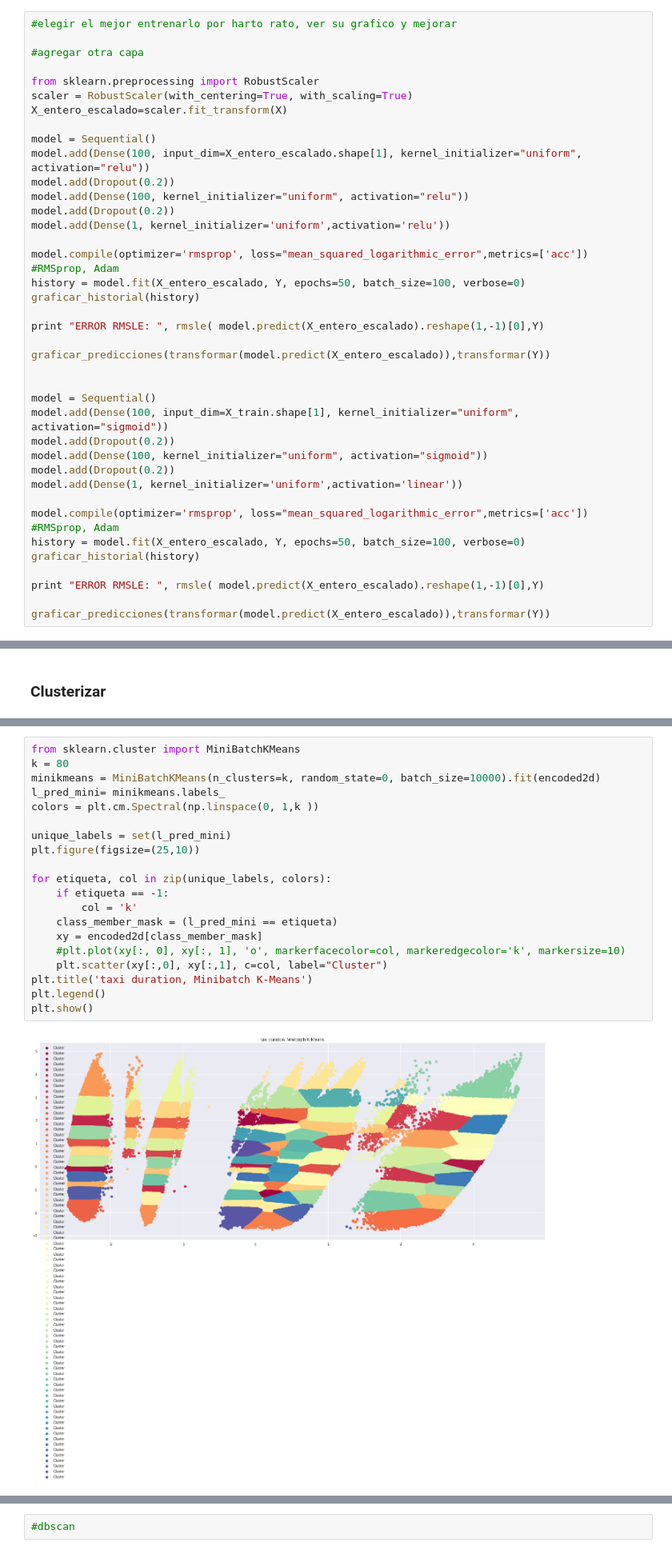
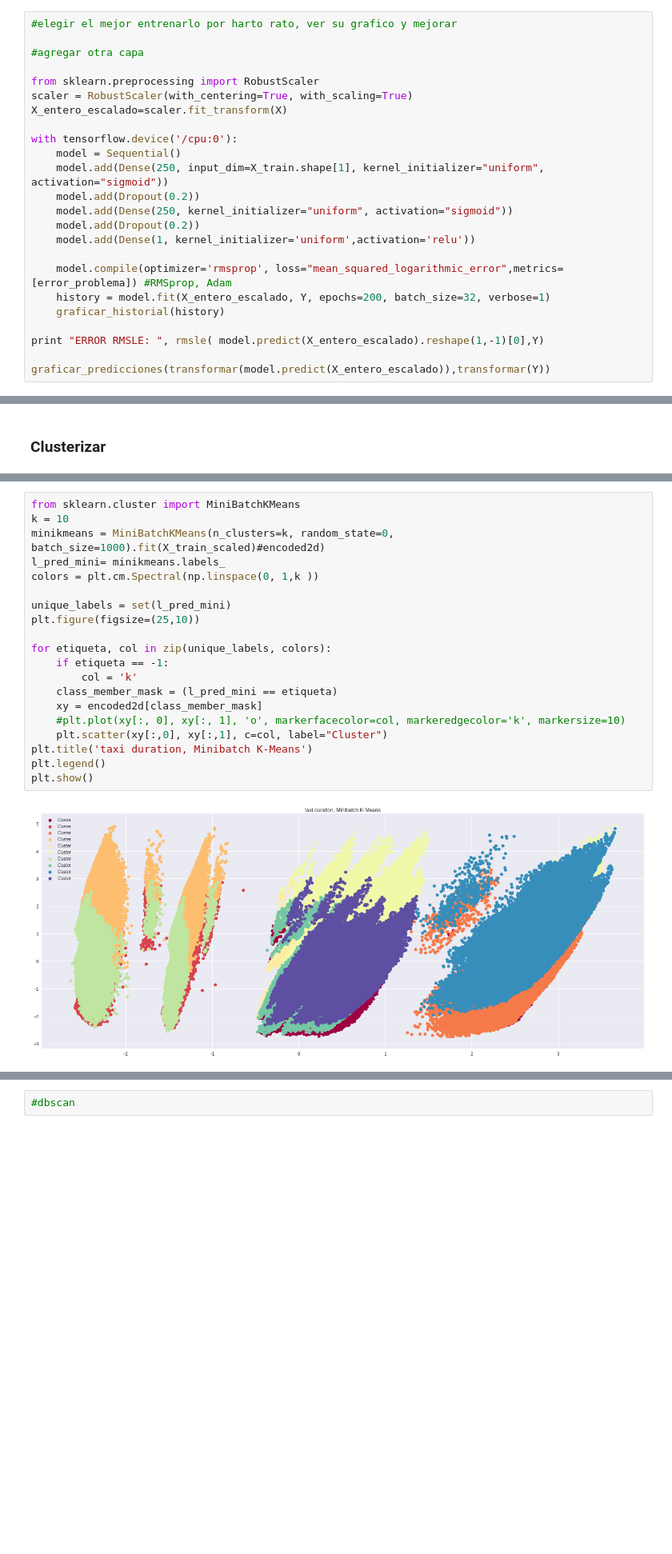
Before and after one commit to FMena14/Kaggle, a Jupyter notebook: TaxiDuration/Redes Neuronales.ipynb, the cells around one changed output, grey strips where cells are left out. Shown at 80% size. Cells and saved outputs as stored; diff of their text form; blank space fills up the shorter version.

Commit message:
cluster en encoded

```diff
--- a/TaxiDuration/Redes Neuronales.ipynb
+++ b/TaxiDuration/Redes Neuronales.ipynb
@@ -310,33 +471,18 @@ from sklearn.preprocessing import RobustScaler
 scaler = RobustScaler(with_centering=True, with_scaling=True)
 X_entero_escalado=scaler.fit_transform(X)
 
-model = Sequential()
-model.add(Dense(100, input_dim=X_entero_escalado.shape[1], kernel_initializer="uniform", activation="relu"))
-model.add(Dropout(0.2))
-model.add(Dense(100, kernel_initializer="uniform", activation="relu"))
-model.add(Dropout(0.2))
-model.add(Dense(1, kernel_initializer='uniform',activation='relu'))
+with tensorflow.device('/cpu:0'):
+    model = Sequential()
+    model.add(Dense(250, input_dim=X_train.shape[1], kernel_initializer="uniform", activation="sigmoid"))
+    model.add(Dropout(0.2))
+    model.add(Dense(250, kernel_initializer="uniform", activation="sigmoid"))
+    model.add(Dropout(0.2))
+    model.add(Dense(1, kernel_initializer='uniform',activation='relu'))
 
-model.compile(optimizer='rmsprop', loss="mean_squared_logarithmic_error",metrics=['acc']) #RMSprop, Adam
-history = model.fit(X_entero_escalado, Y, epochs=50, batch_size=100, verbose=0)
-graficar_historial(history)
+    model.compile(optimizer='rmsprop', loss="mean_squared_logarithmic_error",metrics=[error_problema]) #RMSprop, Adam
+    history = model.fit(X_entero_escalado, Y, epochs=200, batch_size=32, verbose=1)
+    graficar_historial(history)
 
 print "ERROR RMSLE: ", rmsle( model.predict(X_entero_escalado).reshape(1,-1)[0],Y)
 
 graficar_predicciones(transformar(model.predict(X_entero_escalado)),transformar(Y))
-
-
-model = Sequential()
-model.add(Dense(100, input_dim=X_train.shape[1], kernel_initializer="uniform", activation="sigmoid"))
-model.add(Dropout(0.2))
-model.add(Dense(100, kernel_initializer="uniform", activation="sigmoid"))
-model.add(Dropout(0.2))
-model.add(Dense(1, kernel_initializer='uniform',activation='linear'))
-
-model.compile(optimizer='rmsprop', loss="mean_squared_logarithmic_error",metrics=['acc']) #RMSprop, Adam
-history = model.fit(X_entero_escalado, Y, epochs=50, batch_size=100, verbose=0)
-graficar_historial(history)
-
-print "ERROR RMSLE: ", rmsle( model.predict(X_entero_escalado).reshape(1,-1)[0],Y)
-
-graficar_predicciones(transformar(model.predict(X_entero_escalado)),transformar(Y))
@@ -436,25 +607,25 @@ KeyboardInterrupt:
 # %%
 from sklearn.cluster import MiniBatchKMeans
-k = 80
-minikmeans = MiniBatchKMeans(n_clusters=k, random_state=0, batch_size=10000).fit(encoded2d)
+k = 10
+minikmeans = MiniBatchKMeans(n_clusters=k, random_state=0, batch_size=1000).fit(X_train_scaled)#encoded2d)
 l_pred_mini= minikmeans.labels_
 colors = plt.cm.Spectral(np.linspace(0, 1,k ))
 
 unique_labels = set(l_pred_mini)
 plt.figure(figsize=(25,10))
 
 for etiqueta, col in zip(unique_labels, colors):
     if etiqueta == -1:
         col = 'k'
     class_member_mask = (l_pred_mini == etiqueta)
     xy = encoded2d[class_member_mask]
     #plt.plot(xy[:, 0], xy[:, 1], 'o', markerfacecolor=col, markeredgecolor='k', markersize=10)
     plt.scatter(xy[:,0], xy[:,1], c=col, label="Cluster")
 plt.title('taxi duration, Minibatch K-Means')
 plt.legend()
 plt.show()
 # %% [output]
-[figure, old version]
+[figure, new version]
 # %%
 from sklearn.cluster import Birch
 brc = Birch(branching_factor=50, n_clusters=8, threshold=0.5,compute_labels=True)
```
Also changed, not shown: parts of 27 cells of this notebook.
